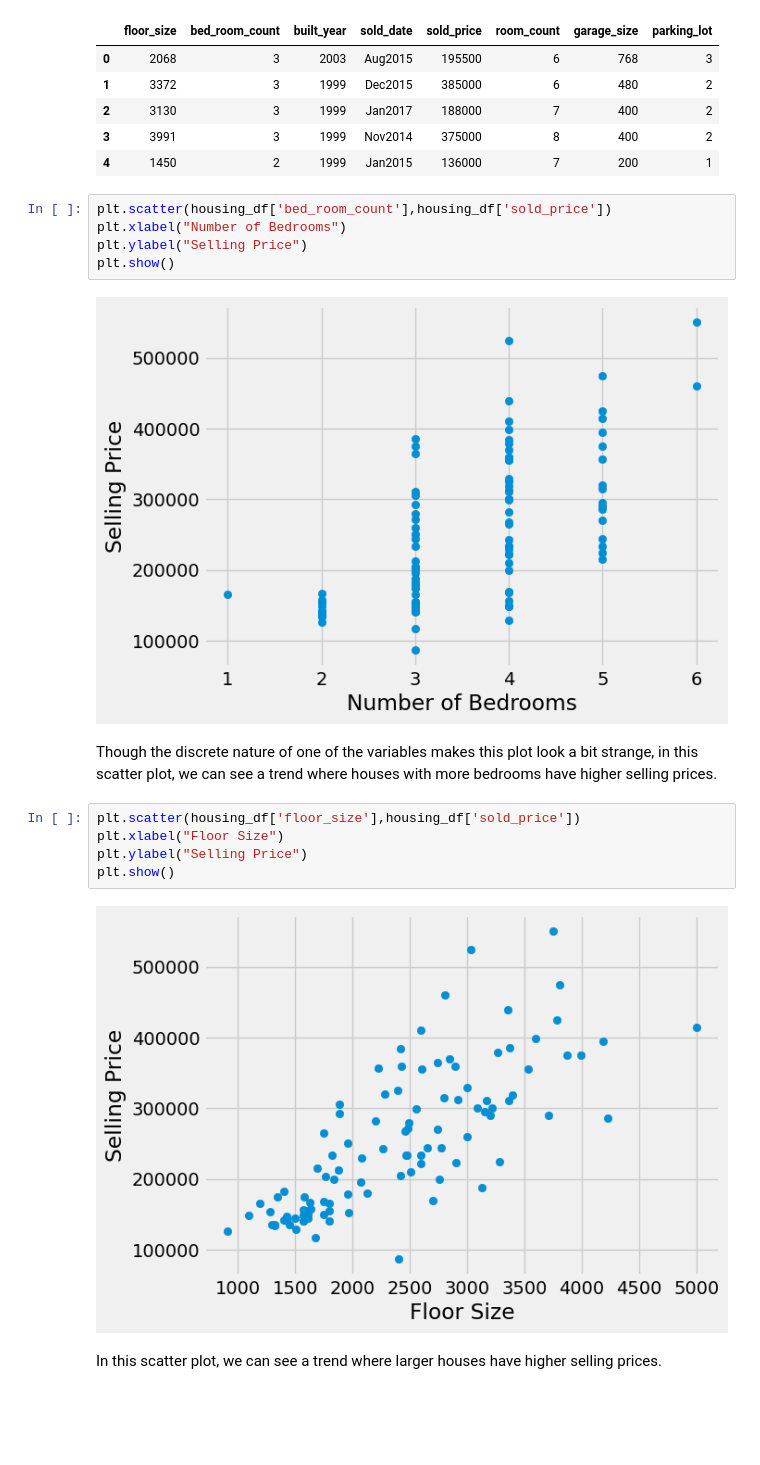
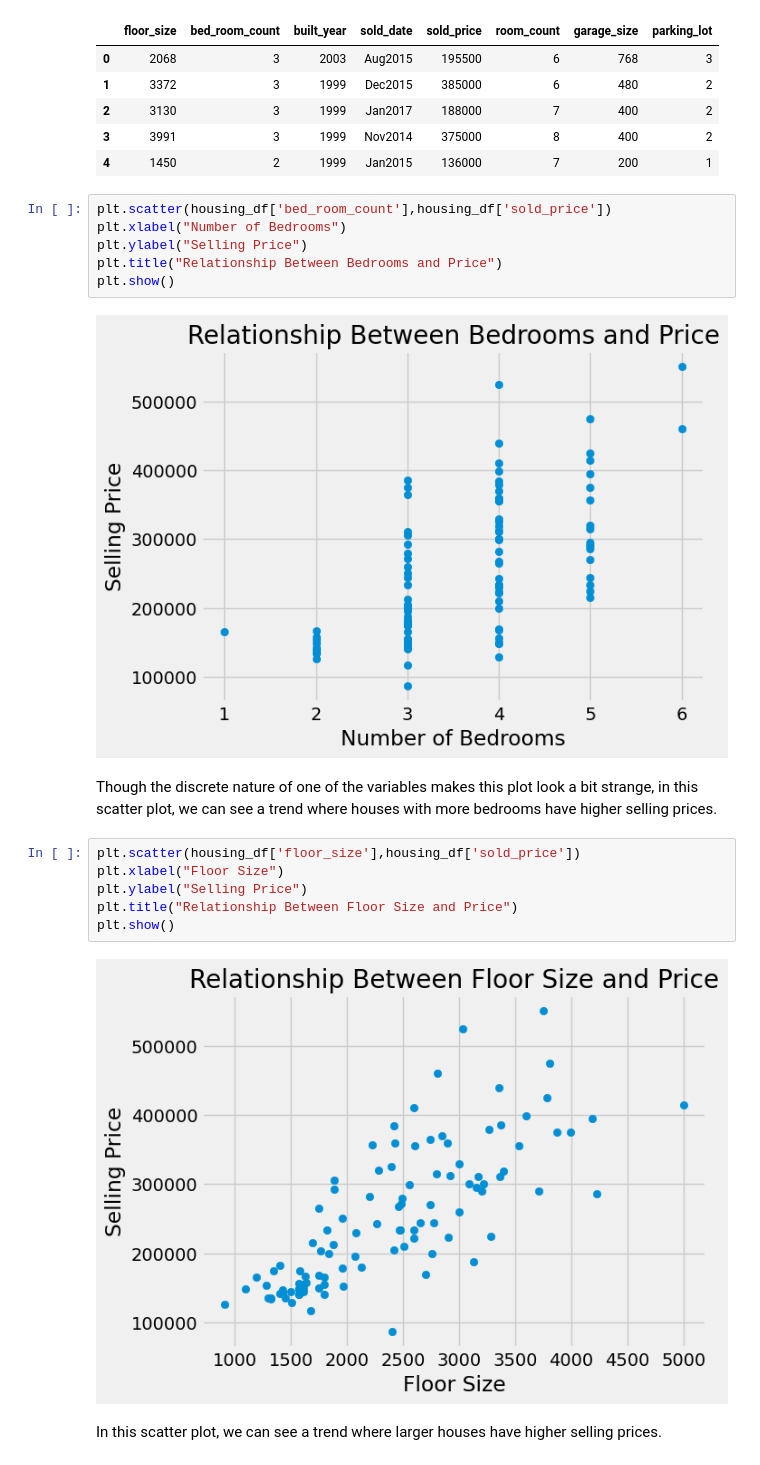
Before and after one commit to uchicago-dsi/textbook-datascience-1, a Jupyter notebook: textbook/17/1/prediction.ipynb, the cells around one changed output. Drawn from its saved outputs; the diff is of its cells as text; blank space fills up the shorter version.

```diff
--- a/textbook/17/1/prediction.ipynb
+++ b/textbook/17/1/prediction.ipynb
@@ -31,18 +31,20 @@ housing_df.head()
 plt.scatter(housing_df['bed_room_count'],housing_df['sold_price'])
 plt.xlabel("Number of Bedrooms")
 plt.ylabel("Selling Price")
+plt.title("Relationship Between Bedrooms and Price")
 plt.show()
 # %% [output]
-[figure, old version]
+[figure, new version]
 # %% [markdown]
 Though the discrete nature of one of the variables makes this plot look a bit strange, in this scatter plot, we can see a trend where houses with more bedrooms have higher selling prices.
 # %%
 plt.scatter(housing_df['floor_size'],housing_df['sold_price'])
 plt.xlabel("Floor Size")
 plt.ylabel("Selling Price")
+plt.title("Relationship Between Floor Size and Price")
 plt.show()
 # %% [output]
-[figure, old version]
+[figure, new version]
 # %% [markdown]
 In this scatter plot, we can see a trend where larger houses have higher selling prices.
 # %%
```
Also changed, not shown: parts of 2 cells of this notebook, 1 other file.
